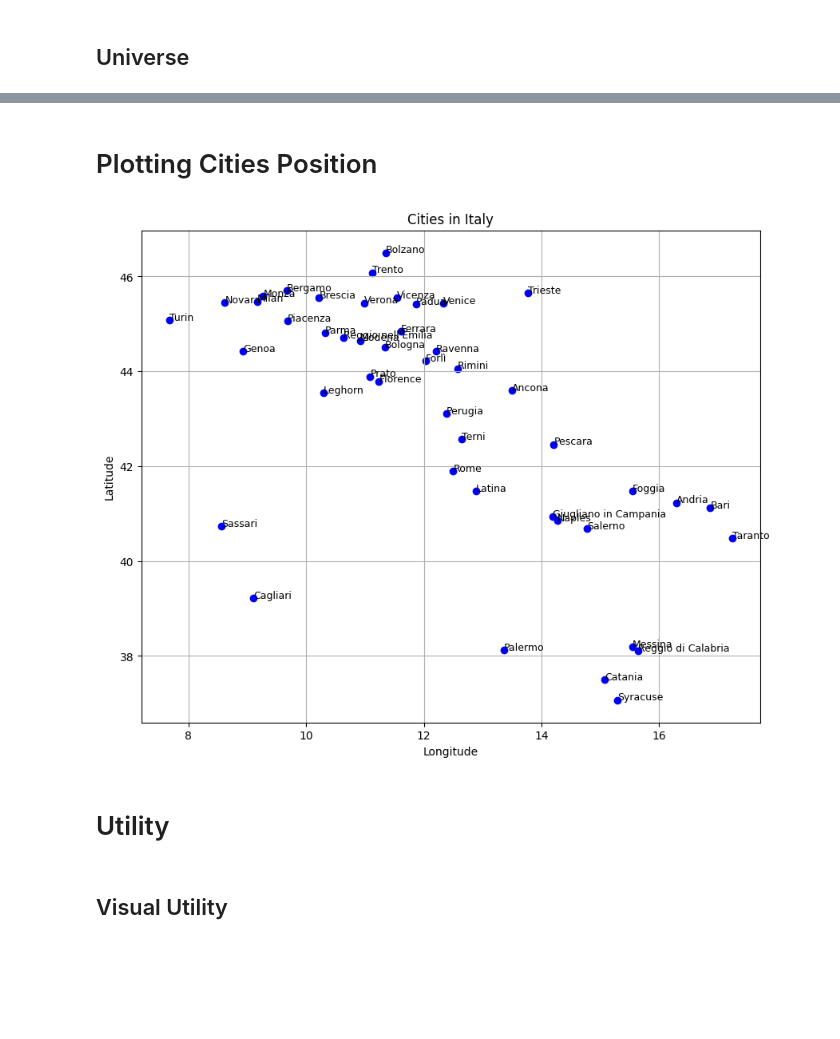
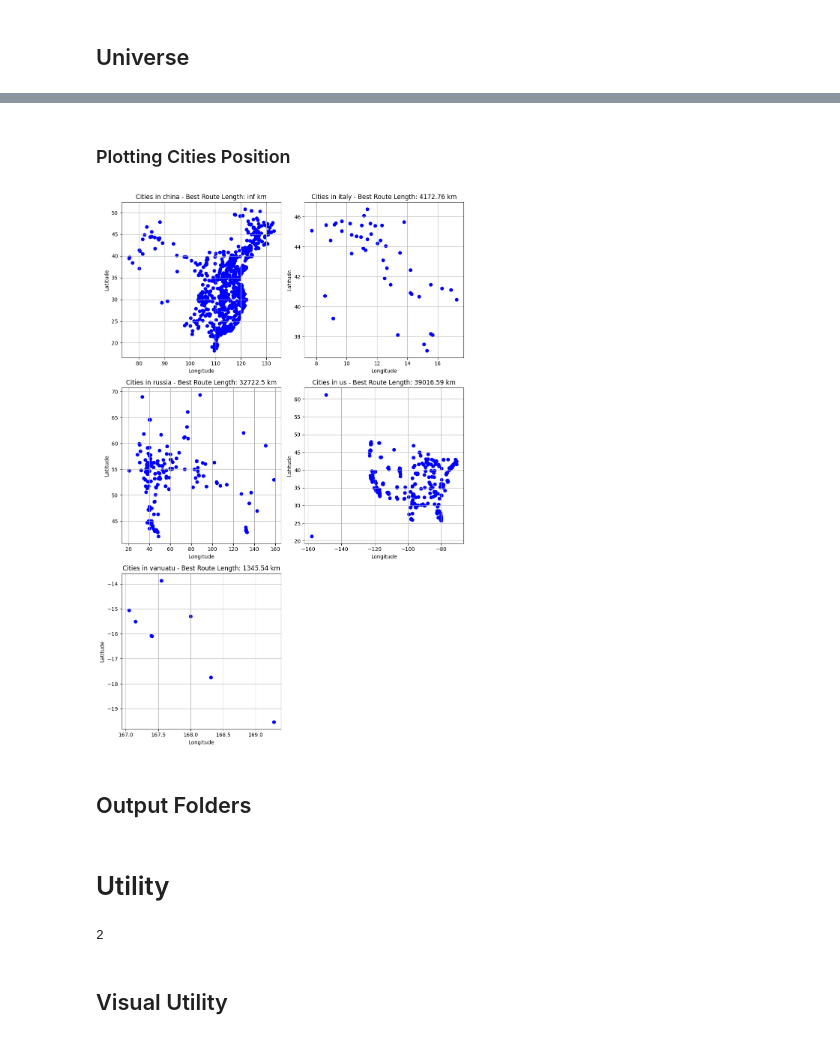
Before and after one commit to CodeClimberNT/CI2024_lab2, a Jupyter notebook: tsp.ipynb, the cells around one changed output, grey strips where cells are left out. Saved outputs shown, nothing was run; the diff lists cells and outputs as text; code cells hidden in the pictures; blank space fills up the shorter version.

Commit message:
updated for each country and faster multiple computation time

```diff
--- a/tsp.ipynb
+++ b/tsp.ipynb
@@ -99,14 +165,29 @@ for c1, c2 in combinations(CITIES.itertuples(), 2):
 # %% [markdown]
-# Plotting Cities Position
+### Plotting Cities Position
-# %%
-plt.figure(figsize=(10, 8))
-plt.scatter(CITIES['lon'], CITIES['lat'], c='blue', marker='o')
-for i, city in CITIES.iterrows():
-    plt.text(city['lon'], city['lat'], city['name'], fontsize=9)
-plt.xlabel('Longitude')
-plt.ylabel('Latitude')
-plt.title('Cities in Italy')
-plt.grid(True)
-plt.show()
-# %% [output]
-[figure, removed]
+# %%
+fig, axs = plt.subplots(3, 2, figsize=(10, 15))
+axs = axs.flatten()
+
+for i, country_name in enumerate(city_by_country_dataframes):
+    country_data = city_by_country_dataframes[country_name]
+    axs[i].scatter(country_data["lon"], country_data["lat"], c="blue", marker="o")
+    # To display the city names, but since a lot of cities
+    # are displayed close together, it is not readable
+    # for _, city in country_data.iterrows():
+    #     axs[i].text(city["lon"], city["lat"], city["name"], fontsize=9)
+    axs[i].set_xlabel("Longitude")
+    axs[i].set_ylabel("Latitude")
+    axs[i].set_title(
+        f"Cities in {country_name} - Best Route Length: {countries_with_solutions[country_name]}km"
+    )
+    axs[i].grid(True)
+
+# Remove empty subplot in the bottom right position
+fig.delaxes(axs[5])
+
+plt.tight_layout()
+plt.show()
+# %% [output]
+[figure, added]
+# %% [markdown]
+## Output Folders
@@ -242,6 +369,10 @@ def generate_random_combinations(num_individuals: int, num_combinations: int) ->
     # fix indexing starting with 0
     random_combinations = random_combinations - 1
     return random_combinations - 1
+# %%
+len(np.array([[1, 2, 3, 4, 5, 6, 7, 8, 9, 10], [1, 2, 3, 4, 5, 6, 7, 8, 9, 10]]))
+# %% [output]
+2
 # %% [markdown]
 ## Visual Utility
 # %%
```
Also changed, not shown: parts of 21 cells of this notebook, 4 other files.
